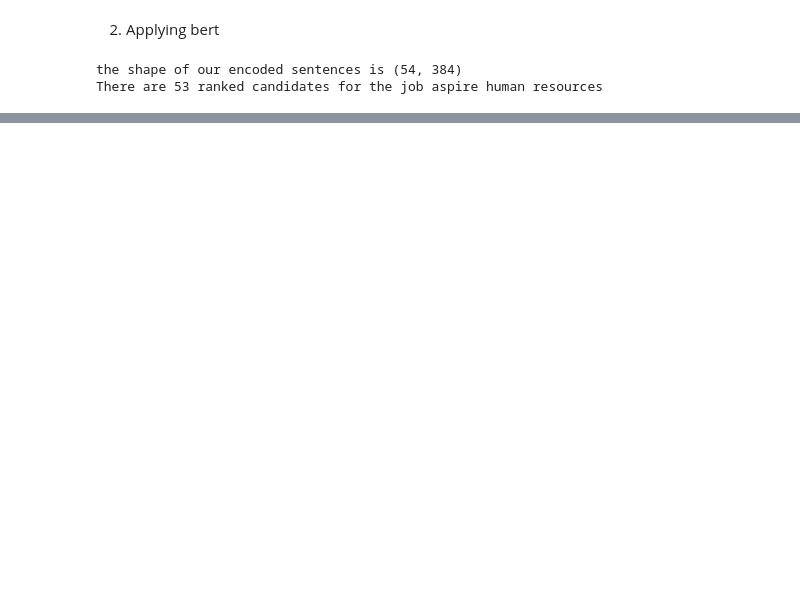
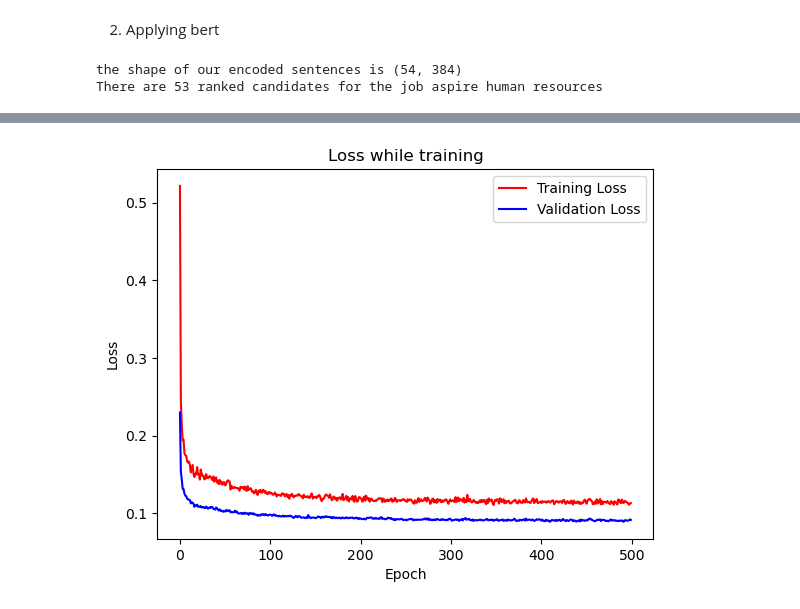
Before and after one commit to gbangout-apziva/potential-talents, a Jupyter notebook: ptalent.ipynb, the cells around one changed output, grey strips where cells are left out. Drawn from its saved outputs; the diff is of its cells as text; code cells hidden in the pictures; blank space fills up the shorter version.

```diff
--- a/ptalent.ipynb
+++ b/ptalent.ipynb
@@ -309,0 +387,35 @@ df1.head(10)
+# %%
+tfvectoriser = TfidfVectorizer()
+tfvectoriser.fit_transform(X.preprocessed_job_title)
+# %%
+def rank(starred=[]):
+    #Create a new column for starred scores, that default to the score we have already
+    random_row_1["starred_score"]=random_row_1.fit_tfidf
+    random_row_2["starred_score"]=random_row_2.fit_tfidf
+    for id in starred:
+        random_row_1.loc[random_row_1['id']==id,'starred_score']=1
+        random_row_2.loc[random_row_2['id']==id,'starred_score']=1
+    #Vectorize the job title for the inputs
+    doc1=tfvectoriser.transform(random_row_1["preprocessed_job_title"])
+    doc2=tfvectoriser.transform(random_row_2["preprocessed_job_title"])
+    #Ground truth for ranknet: output is 1 if first entry has higher value, 0 if second entry is higher, 0.5 if tied
+    y=[]
+    for i in range(len(random_row_1)):
+        y_1=random_row_1.iloc[i]['starred_score']
+        y_2=random_row_2.iloc[i]['starred_score']
+        if y_1>y_2:
+            y.append(1)
+        elif y_1<y_2:
+            y.append(0)
+        else:
+            y.append(0.5)
+    y=np.array(y)
+
+    #Train the neural network and return the prediction
+    history=ranknet.fit([doc1.toarray(),doc2.toarray()],y,validation_split=0.2,epochs=500,verbose=0)
+    fit=ranknet.predict(tfvectoriser.transform(X.preprocessed_job_title).toarray())
+    df=X.copy()
+    df["fit"]=fit
+    return df,history
+# %%
+X_fit_1,history=rank(X)
@@ -309,0 +442,10 @@ df1.head(10)
+# %%
+plt.plot(history.history["loss"],color="r")
+plt.plot(history.history["val_loss"],color="b")
+plt.xlabel("Epoch")
+plt.ylabel("Loss")
+plt.legend(["Training Loss","Validation Loss"])
+plt.title("Loss while training")
+plt.show()
+# %% [output]
+[figure, added]
```
Also changed, not shown: parts of 8 cells of this notebook.
